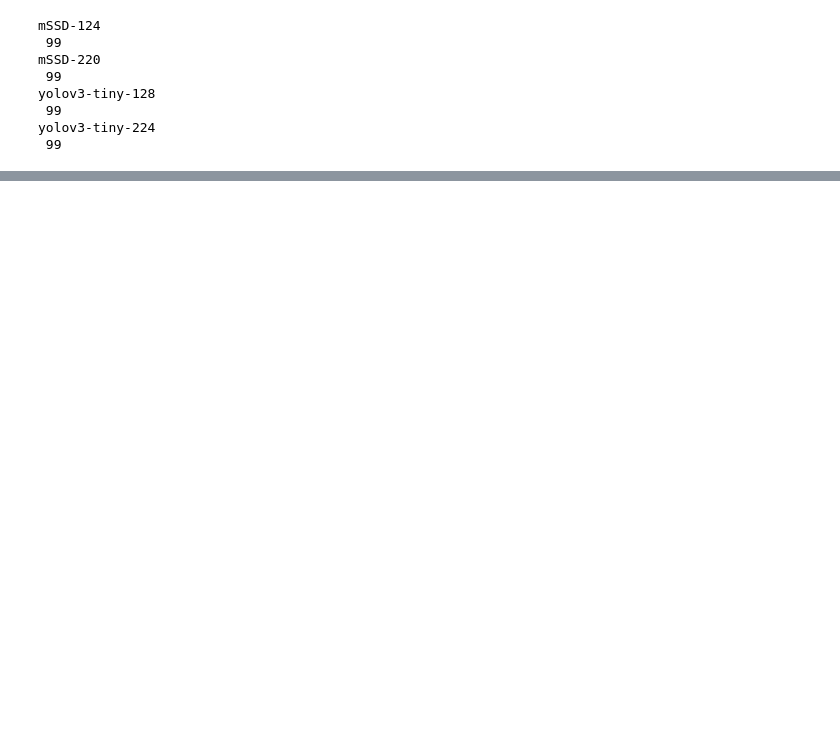
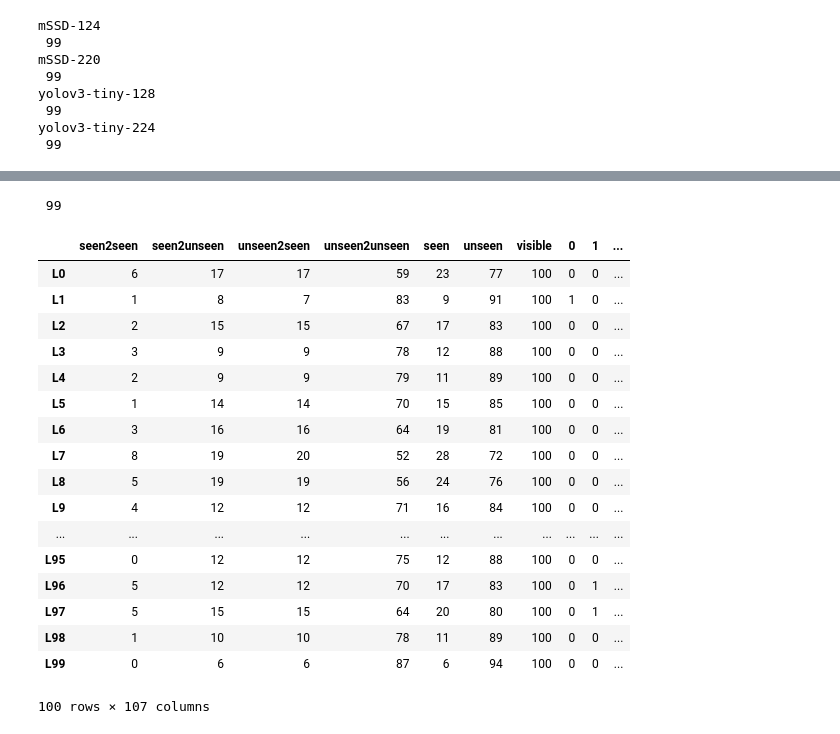
Before and after one commit to elcymon/track-detections, a Jupyter notebook: simulate_and_analyse_data.ipynb, the cells around one changed output, grey strips where cells are left out. Cells and saved outputs as stored; diff of their text form; code cells hidden in the pictures; blank space fills up the shorter version.

```diff
--- a/simulate_and_analyse_data.ipynb
+++ b/simulate_and_analyse_data.ipynb
@@ -88,0 +90,13 @@ display('simulated data',sim_data.loc[probabilities,:])
+# %%
+nlitter = 1000
+tsteps = 100
+mode='mean'
+fps=50
+nafilter='0'
+fname = '../data/simplified_data/first_and_last_appearance_condition/{0}fps/{0}fps-ge_threshold-1/TPandFN_probability_{1}_nafilter_{2}.csv'
+means,stddev,ntwkDict,tex_df = read_probability_file(fname,fps,nafilter)
+sim = simulate_and_analyse_ntwk_data(ntwkDict)
+
+probabilities=['P_u2s','P_s2s','P_visible']
+# display('experiment data',tex_df.loc[probabilities,:])
+display('simulated data',sim.loc[probabilities,:])
@@ -88,0 +117,23 @@ display('simulated data',sim_data.loc[probabilities,:])
+# %%
+ps2s,pu2s = ntwkDict['yolov3-tiny-128']
+simulate_steps(ps2s,pu2s,mode,nlitter,tsteps)
+# %% [output]
+ 99
+|  | seen2seen | seen2unseen | unseen2seen | unseen2unseen | seen | unseen | visible | 0 | 1 | ... |
+| L0 | 6 | 17 | 17 | 59 | 23 | 77 | 100 | 0 | 0 | ... |
+| L1 | 1 | 8 | 7 | 83 | 9 | 91 | 100 | 1 | 0 | ... |
+| L2 | 2 | 15 | 15 | 67 | 17 | 83 | 100 | 0 | 0 | ... |
+| L3 | 3 | 9 | 9 | 78 | 12 | 88 | 100 | 0 | 0 | ... |
+| L4 | 2 | 9 | 9 | 79 | 11 | 89 | 100 | 0 | 0 | ... |
+| L5 | 1 | 14 | 14 | 70 | 15 | 85 | 100 | 0 | 0 | ... |
+| L6 | 3 | 16 | 16 | 64 | 19 | 81 | 100 | 0 | 0 | ... |
+| L7 | 8 | 19 | 20 | 52 | 28 | 72 | 100 | 0 | 0 | ... |
+| L8 | 5 | 19 | 19 | 56 | 24 | 76 | 100 | 0 | 0 | ... |
+| L9 | 4 | 12 | 12 | 71 | 16 | 84 | 100 | 0 | 0 | ... |
+| ... | ... | ... | ... | ... | ... | ... | ... | ... | ... | ... |
+| L95 | 0 | 12 | 12 | 75 | 12 | 88 | 100 | 0 | 0 | ... |
+| L96 | 5 | 12 | 12 | 70 | 17 | 83 | 100 | 0 | 1 | ... |
+| L97 | 5 | 15 | 15 | 64 | 20 | 80 | 100 | 0 | 1 | ... |
+| L98 | 1 | 10 | 10 | 78 | 11 | 89 | 100 | 0 | 0 | ... |
+| L99 | 0 | 6 | 6 | 87 | 6 | 94 | 100 | 0 | 0 | ... |
+100 rows × 107 columns
```
Also changed, not shown: parts of 4 cells of this notebook, 28 other files.
